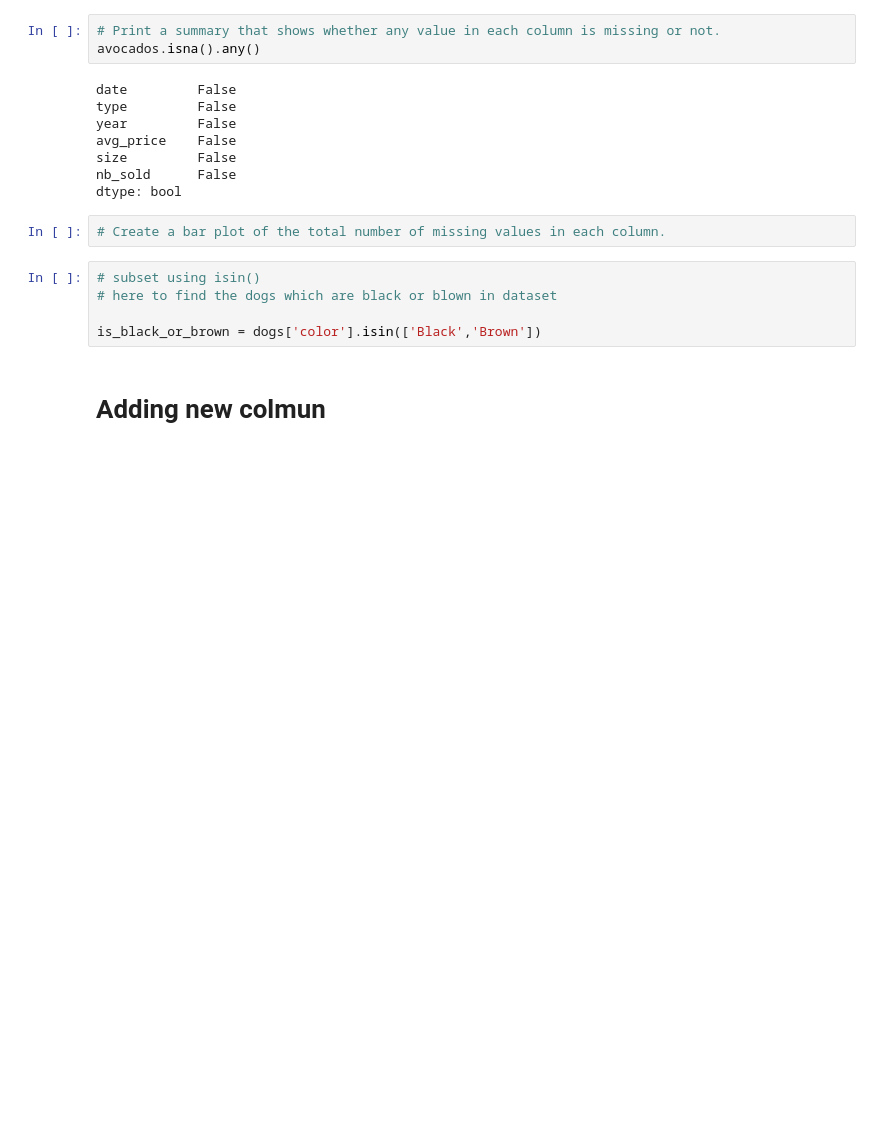
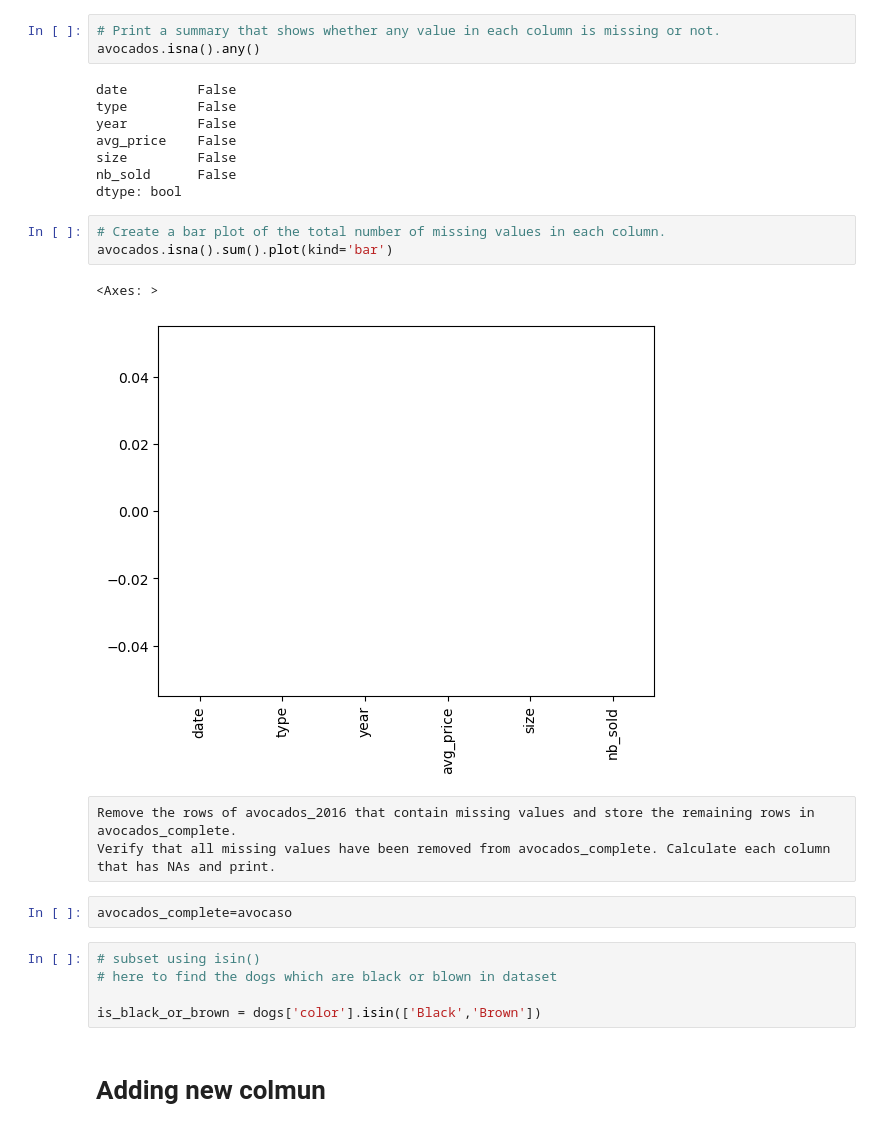
Before and after one commit to albertNSBM/Pandas_revision, a Jupyter notebook: Pandas_revision.ipynb, the cells around one changed output. Drawn from its saved outputs; the diff is of its cells as text; blank space fills up the shorter version.

Commit message:
droping missing

```diff
--- a/Pandas_revision.ipynb
+++ b/Pandas_revision.ipynb
@@ -1181,6 +1181,15 @@ nb_sold      False
 dtype: bool
 # %%
 # Create a bar plot of the total number of missing values in each column.
+avocados.isna().sum().plot(kind='bar')
+# %% [output]
+<Axes: >
+[figure, added]
+# %% [raw]
+Remove the rows of avocados_2016 that contain missing values and store the remaining rows in avocados_complete.
+Verify that all missing values have been removed from avocados_complete. Calculate each column that has NAs and print.
+# %%
+avocados_complete=avocaso
 # %%
 # subset using isin()
 # here to find the dogs which are black or blown in dataset
```
